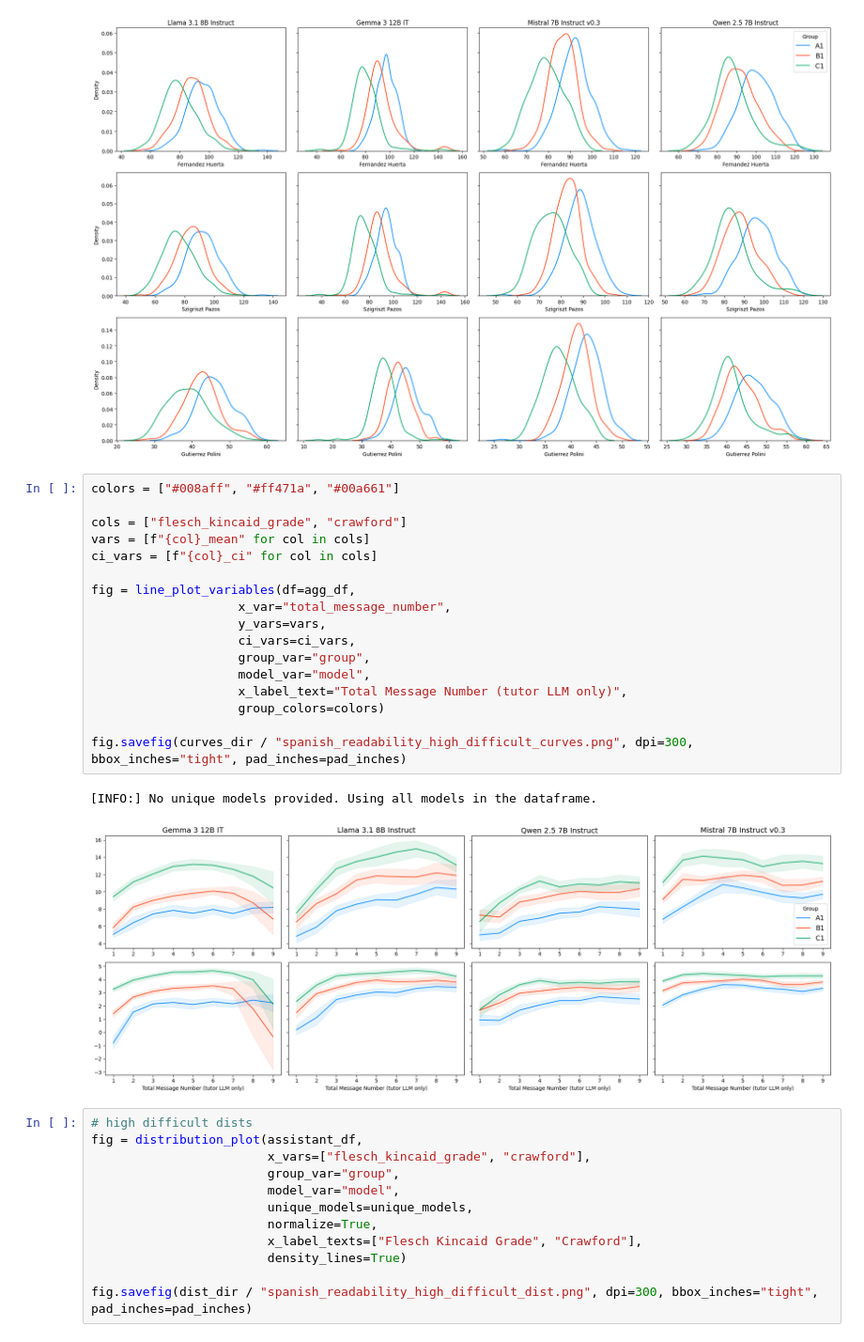
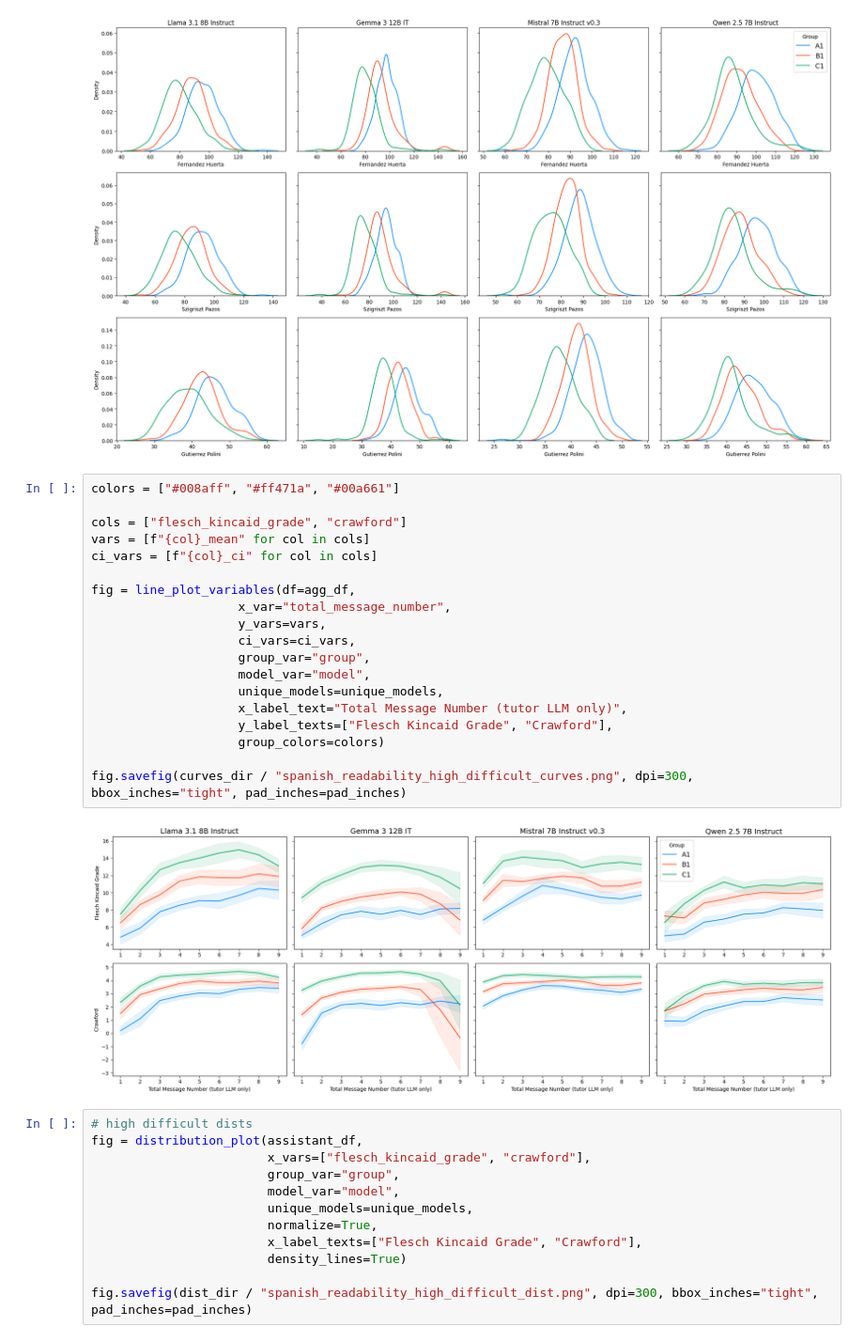
Before and after one commit to INTERACT-LLM/alignment-drift-llms, a Jupyter notebook: src/plotting.ipynb, the cells around one changed output. Shown at 94% size. Cells and saved outputs as stored; diff of their text form.

Commit message:
fix: add missing labels again, extract aggregates for results section

```diff
--- a/src/plotting.ipynb
+++ b/src/plotting.ipynb
@@ -81,23 +103,24 @@ fig.savefig(dist_dir / "spanish_readability_high_easy_dist.png", dpi=300, bbox_i
 # %%
 colors = ["#008aff", "#ff471a", "#00a661"]
 
 cols = ["flesch_kincaid_grade", "crawford"]
 vars = [f"{col}_mean" for col in cols]
 ci_vars = [f"{col}_ci" for col in cols]
 
 fig = line_plot_variables(df=agg_df,
                     x_var="total_message_number",
                     y_vars=vars,
                     ci_vars=ci_vars,
                     group_var="group",
                     model_var="model",
+                    unique_models=unique_models,
                     x_label_text="Total Message Number (tutor LLM only)",
+                    y_label_texts=["Flesch Kincaid Grade", "Crawford"],
                     group_colors=colors)
 
 fig.savefig(curves_dir / "spanish_readability_high_difficult_curves.png", dpi=300, bbox_inches="tight", pad_inches=pad_inches)
 # %% [output]
-[INFO:] No unique models provided. Using all models in the dataframe.
-[figure, old version]
+[figure, new version]
 # %%
 # high difficult dists
 fig = distribution_plot(assistant_df,
```
Also changed, not shown: parts of 5 cells of this notebook, 4 other files.
